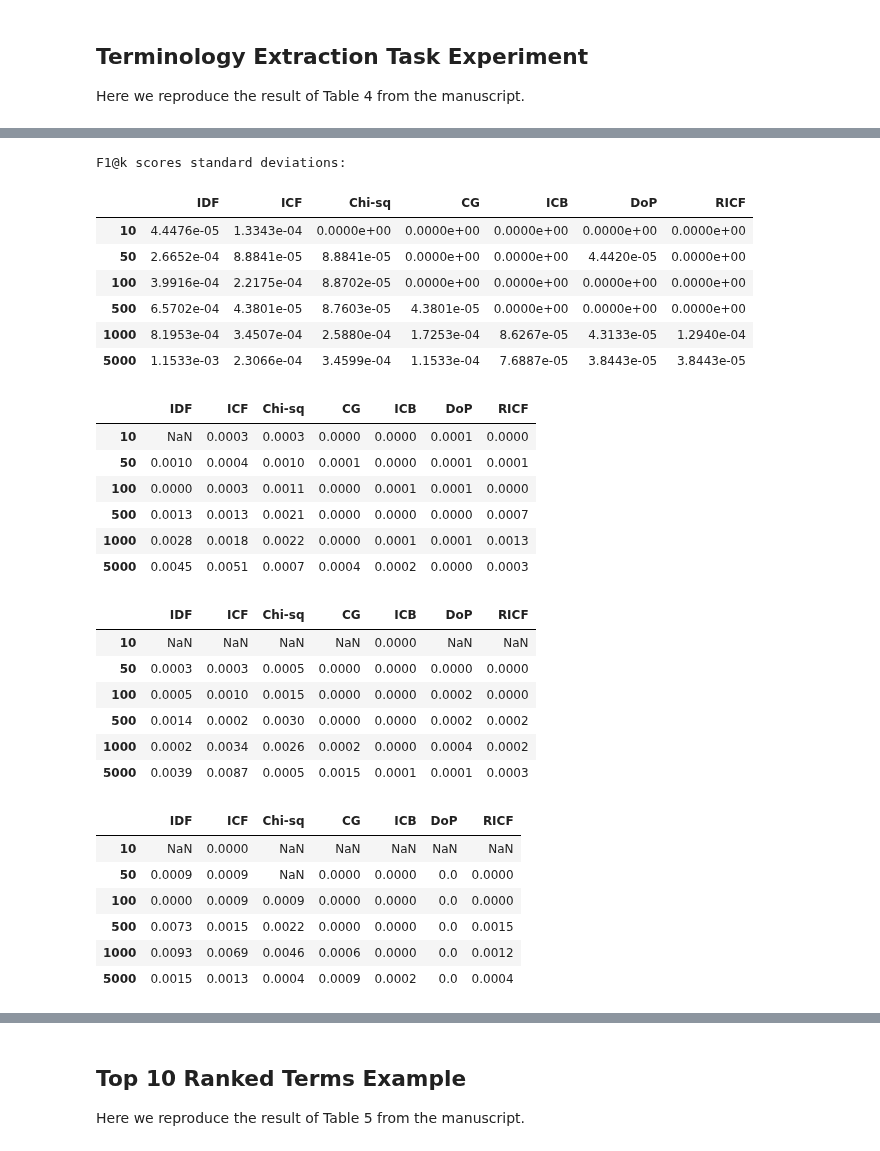
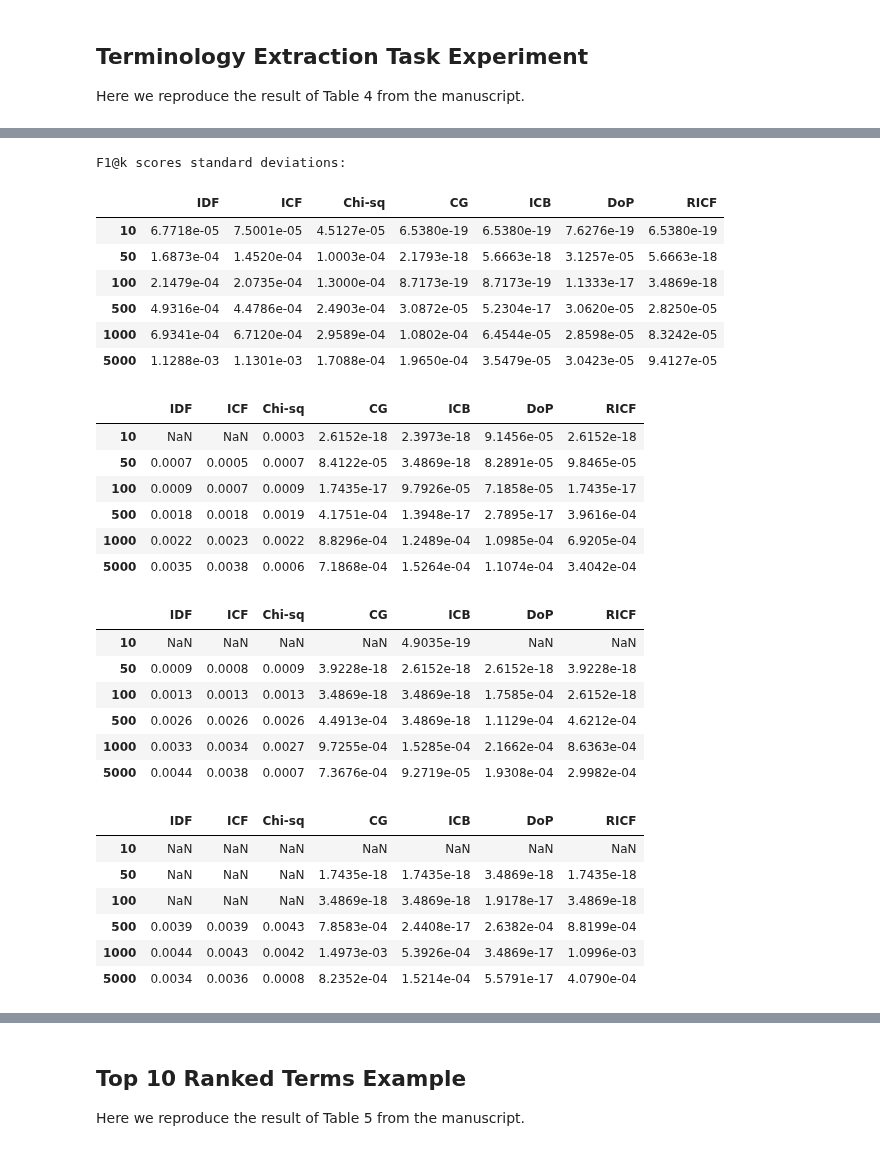
Before and after one commit to Sheridan-Stable/bursty-term-measure, a Jupyter notebook: genia/3-tables/tables.ipynb, the cells around one changed output, grey strips where cells are left out. Cells and saved outputs as stored; diff of their text form; code cells hidden in the pictures.

```diff
--- a/genia/3-tables/tables.ipynb
+++ b/genia/3-tables/tables.ipynb
@@ -413,17 +413,16 @@ categories = {
     'cell': cell,
     'other': other}
 
-# R = 100
-R = 2 # For testing purposes; change back to 100 for final results
+R = 100
+# R = 2 # For testing purposes; change back to 100 for final results
 for r in tqdm(range(R)):
+    print('r =', r)
     pk_scores = []
     rk_scores = []
     fk_scores = []
     sorted_measures = resort(term_scores_df)
 
     for category, lex_units in categories.items():
-        #print('category =', category)
-        #print('#lex units =', len(lex_units))
         pk = calc_pk(lex_units, sorted_measures, k_values)
         pk_scores.append(pk)
         rk = calc_rk(lex_units, sorted_measures, k_values)
@@ -435,5 +434,4 @@ for r in tqdm(range(R)):
     all_rk_scores.append(rk_scores)
     all_fk_scores.append(fk_scores)
     all_rbo_scores.append(rbo_scores)
-print("Done")
 # %% [output]
@@ -695 +719,19 @@ R@k scores standard deviations:
+# %%
+# Calculate mean F1@k scores and write to CSV
+all_fk_scores_means = calc_score_means(all_fk_scores)
+pd.DataFrame(all_fk_scores_means[0]).to_csv('table-4/table-4-all-fk-means.csv', index=False)
+pd.DataFrame(all_fk_scores_means[1]).to_csv('table-4/table-4-amino_acid-fk-means.csv', index=False)
+pd.DataFrame(all_fk_scores_means[2]).to_csv('table-4/table-4-nucleotide-fk-means.csv', index=False)
+pd.DataFrame(all_fk_scores_means[3]).to_csv('table-4/table-4-multicell-fk-means.csv', index=False)
+pd.DataFrame(all_fk_scores_means[4]).to_csv('table-4/table-4-cell-fk-means.csv', index=False)
+pd.DataFrame(all_fk_scores_means[5]).to_csv('table-4/table-4-other-fk-means.csv', index=False)
+
+# Calculate standard deviations for F1@k scores and write to CSV
+all_fk_scores_sds = calc_score_sds(all_fk_scores)
+pd.DataFrame(all_fk_scores_sds[0]).to_csv('table-4/table-4-all-fk-sds.csv', index=False)
+pd.DataFrame(all_fk_scores_sds[1]).to_csv('table-4/table-4-amino_acid-fk-sds.csv', index=False)
+pd.DataFrame(all_fk_scores_sds[2]).to_csv('table-4/table-4-nucleotide-fk-sds.csv', index=False)
+pd.DataFrame(all_fk_scores_sds[3]).to_csv('table-4/table-4-multicell-fk-sds.csv', index=False)
+pd.DataFrame(all_fk_scores_sds[4]).to_csv('table-4/table-4-cell-fk-sds.csv', index=False)
+pd.DataFrame(all_fk_scores_sds[5]).to_csv('table-4/table-4-other-fk-sds.csv', index=False)
 # %%
@@ -750,42 +791,41 @@ Mean F1@k scores:
 # %%
-# Calculate standard deviation of F1@k scores and display to console
-all_fk_scores_sds = calculate_sds(all_fk_scores)
+# Display standard deviation of F1@k scores to console
 print("F1@k scores standard deviations:")
 with pd.option_context('display.precision', 4):
     display(all_fk_scores_sds[0])
     display(all_fk_scores_sds[1])
     display(all_fk_scores_sds[2])
     display(all_fk_scores_sds[3])
     display(all_fk_scores_sds[4])
     display(all_fk_scores_sds[5])
 # %% [output]
 F1@k scores standard deviations:
 |  | IDF | ICF | Chi-sq | CG | ICB | DoP | RICF |
-| 10 | 4.4476e-05 | 1.3343e-04 | 0.0000e+00 | 0.0000e+00 | 0.0000e+00 | 0.0000e+00 | 0.0000e+00 |
-| 50 | 2.6652e-04 | 8.8841e-05 | 8.8841e-05 | 0.0000e+00 | 0.0000e+00 | 4.4420e-05 | 0.0000e+00 |
-| 100 | 3.9916e-04 | 2.2175e-04 | 8.8702e-05 | 0.0000e+00 | 0.0000e+00 | 0.0000e+00 | 0.0000e+00 |
-| 500 | 6.5702e-04 | 4.3801e-05 | 8.7603e-05 | 4.3801e-05 | 0.0000e+00 | 0.0000e+00 | 0.0000e+00 |
-| 1000 | 8.1953e-04 | 3.4507e-04 | 2.5880e-04 | 1.7253e-04 | 8.6267e-05 | 4.3133e-05 | 1.2940e-04 |
-| 5000 | 1.1533e-03 | 2.3066e-04 | 3.4599e-04 | 1.1533e-04 | 7.6887e-05 | 3.8443e-05 | 3.8443e-05 |
+| 10 | 6.7718e-05 | 7.5001e-05 | 4.5127e-05 | 6.5380e-19 | 6.5380e-19 | 7.6276e-19 | 6.5380e-19 |
+| 50 | 1.6873e-04 | 1.4520e-04 | 1.0003e-04 | 2.1793e-18 | 5.6663e-18 | 3.1257e-05 | 5.6663e-18 |
+| 100 | 2.1479e-04 | 2.0735e-04 | 1.3000e-04 | 8.7173e-19 | 8.7173e-19 | 1.1333e-17 | 3.4869e-18 |
+| 500 | 4.9316e-04 | 4.4786e-04 | 2.4903e-04 | 3.0872e-05 | 5.2304e-17 | 3.0620e-05 | 2.8250e-05 |
+| 1000 | 6.9341e-04 | 6.7120e-04 | 2.9589e-04 | 1.0802e-04 | 6.4544e-05 | 2.8598e-05 | 8.3242e-05 |
+| 5000 | 1.1288e-03 | 1.1301e-03 | 1.7088e-04 | 1.9650e-04 | 3.5479e-05 | 3.0423e-05 | 9.4127e-05 |
 |  | IDF | ICF | Chi-sq | CG | ICB | DoP | RICF |
-| 10 | NaN | 0.0003 | 0.0003 | 0.0000 | 0.0000 | 0.0001 | 0.0000 |
-| 50 | 0.0010 | 0.0004 | 0.0010 | 0.0001 | 0.0000 | 0.0001 | 0.0001 |
-| 100 | 0.0000 | 0.0003 | 0.0011 | 0.0000 | 0.0001 | 0.0001 | 0.0000 |
-| 500 | 0.0013 | 0.0013 | 0.0021 | 0.0000 | 0.0000 | 0.0000 | 0.0007 |
-| 1000 | 0.0028 | 0.0018 | 0.0022 | 0.0000 | 0.0001 | 0.0001 | 0.0013 |
-| 5000 | 0.0045 | 0.0051 | 0.0007 | 0.0004 | 0.0002 | 0.0000 | 0.0003 |
+| 10 | NaN | NaN | 0.0003 | 2.6152e-18 | 2.3973e-18 | 9.1456e-05 | 2.6152e-18 |
+| 50 | 0.0007 | 0.0005 | 0.0007 | 8.4122e-05 | 3.4869e-18 | 8.2891e-05 | 9.8465e-05 |
+| 100 | 0.0009 | 0.0007 | 0.0009 | 1.7435e-17 | 9.7926e-05 | 7.1858e-05 | 1.7435e-17 |
+| 500 | 0.0018 | 0.0018 | 0.0019 | 4.1751e-04 | 1.3948e-17 | 2.7895e-17 | 3.9616e-04 |
+| 1000 | 0.0022 | 0.0023 | 0.0022 | 8.8296e-04 | 1.2489e-04 | 1.0985e-04 | 6.9205e-04 |
+| 5000 | 0.0035 | 0.0038 | 0.0006 | 7.1868e-04 | 1.5264e-04 | 1.1074e-04 | 3.4042e-04 |
 |  | IDF | ICF | Chi-sq | CG | ICB | DoP | RICF |
-| 10 | NaN | NaN | NaN | NaN | 0.0000 | NaN | NaN |
-| 50 | 0.0003 | 0.0003 | 0.0005 | 0.0000 | 0.0000 | 0.0000 | 0.0000 |
-| 100 | 0.0005 | 0.0010 | 0.0015 | 0.0000 | 0.0000 | 0.0002 | 0.0000 |
-| 500 | 0.0014 | 0.0002 | 0.0030 | 0.0000 | 0.0000 | 0.0002 | 0.0002 |
-| 1000 | 0.0002 | 0.0034 | 0.0026 | 0.0002 | 0.0000 | 0.0004 | 0.0002 |
-| 5000 | 0.0039 | 0.0087 | 0.0005 | 0.0015 | 0.0001 | 0.0001 | 0.0003 |
+| 10 | NaN | NaN | NaN | NaN | 4.9035e-19 | NaN | NaN |
+| 50 | 0.0009 | 0.0008 | 0.0009 | 3.9228e-18 | 2.6152e-18 | 2.6152e-18 | 3.9228e-18 |
+| 100 | 0.0013 | 0.0013 | 0.0013 | 3.4869e-18 | 3.4869e-18 | 1.7585e-04 | 2.6152e-18 |
+| 500 | 0.0026 | 0.0026 | 0.0026 | 4.4913e-04 | 3.4869e-18 | 1.1129e-04 | 4.6212e-04 |
+| 1000 | 0.0033 | 0.0034 | 0.0027 | 9.7255e-04 | 1.5285e-04 | 2.1662e-04 | 8.6363e-04 |
+| 5000 | 0.0044 | 0.0038 | 0.0007 | 7.3676e-04 | 9.2719e-05 | 1.9308e-04 | 2.9982e-04 |
 |  | IDF | ICF | Chi-sq | CG | ICB | DoP | RICF |
-| 10 | NaN | 0.0000 | NaN | NaN | NaN | NaN | NaN |
-| 50 | 0.0009 | 0.0009 | NaN | 0.0000 | 0.0000 | 0.0 | 0.0000 |
-| 100 | 0.0000 | 0.0009 | 0.0009 | 0.0000 | 0.0000 | 0.0 | 0.0000 |
-| 500 | 0.0073 | 0.0015 | 0.0022 | 0.0000 | 0.0000 | 0.0 | 0.0015 |
-| 1000 | 0.0093 | 0.0069 | 0.0046 | 0.0006 | 0.0000 | 0.0 | 0.0012 |
-| 5000 | 0.0015 | 0.0013 | 0.0004 | 0.0009 | 0.0002 | 0.0 | 0.0004 |
+| 10 | NaN | NaN | NaN | NaN | NaN | NaN | NaN |
+| 50 | NaN | NaN | NaN | 1.7435e-18 | 1.7435e-18 | 3.4869e-18 | 1.7435e-18 |
+| 100 | NaN | NaN | NaN | 3.4869e-18 | 3.4869e-18 | 1.9178e-17 | 3.4869e-18 |
+| 500 | 0.0039 | 0.0039 | 0.0043 | 7.8583e-04 | 2.4408e-17 | 2.6382e-04 | 8.8199e-04 |
+| 1000 | 0.0044 | 0.0043 | 0.0042 | 1.4973e-03 | 5.3926e-04 | 3.4869e-17 | 1.0996e-03 |
+| 5000 | 0.0034 | 0.0036 | 0.0008 | 8.2352e-04 | 1.5214e-04 | 5.5791e-17 | 4.0790e-04 |
 |  | IDF | ICF | Chi-sq | CG | ICB | DoP | RICF |
```
Also changed, not shown: parts of 10 cells of this notebook.
